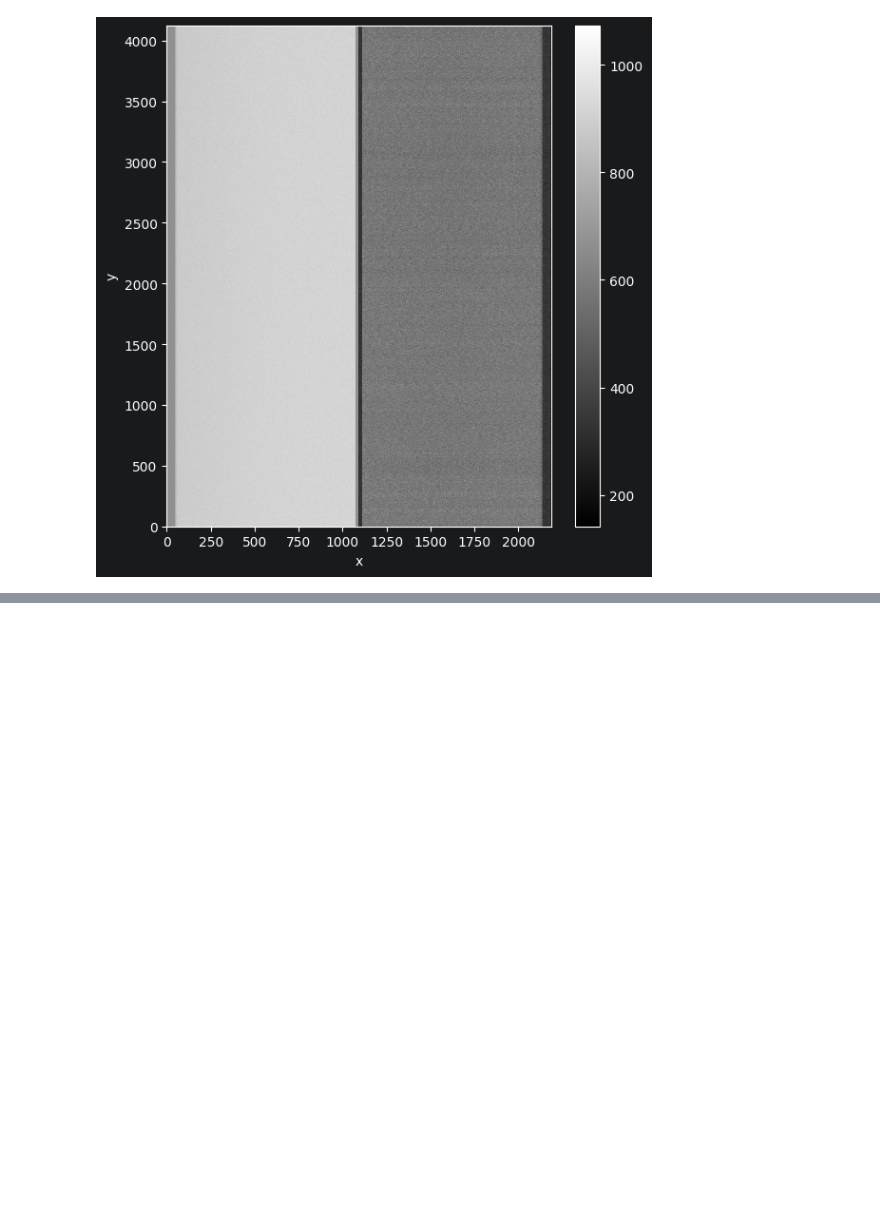
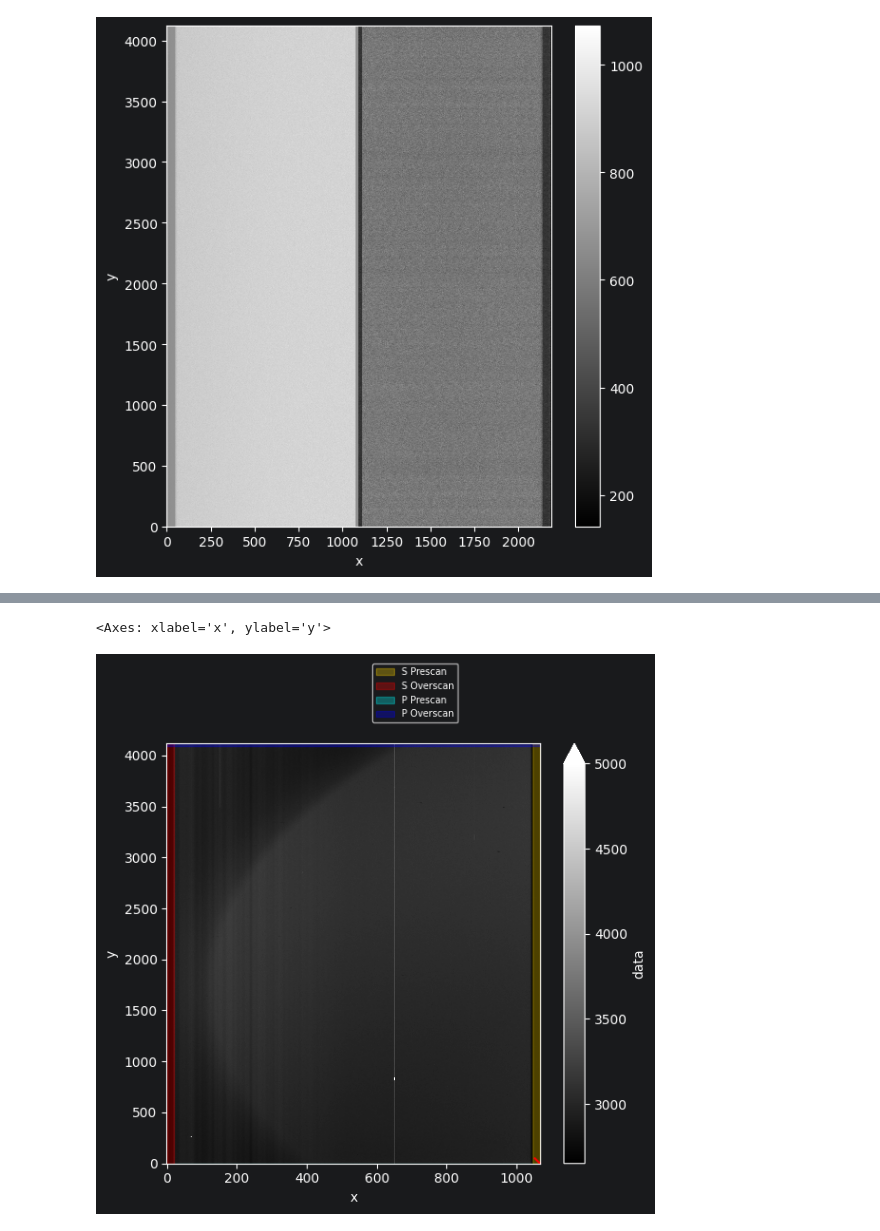
Before and after one commit to CaltechOpticalObservatories/eregion, a Jupyter notebook: playground/Example_image_loading.ipynb, the cells around one changed output, grey strips where cells are left out. Saved outputs shown, nothing was run; the diff lists cells and outputs as text; code cells hidden in the pictures; blank space fills up the shorter version.

```diff
--- a/playground/Example_image_loading.ipynb
+++ b/playground/Example_image_loading.ipynb
@@ -250,0 +277,3 @@ mb_res.master_bias[0].show(cmap='gray')
+# %%
+bundle('det_id=="fcs_2"')[0].outputs['B'].show(shade_regions=True, cmap='gray',vmax=5000)
+# %% [output]
@@ -250,0 +281,2 @@ mb_res.master_bias[0].show(cmap='gray')
+<Axes: xlabel='x', ylabel='y'>
+[figure, added]
```
Also changed, not shown: parts of 6 cells of this notebook, 11 other files.
